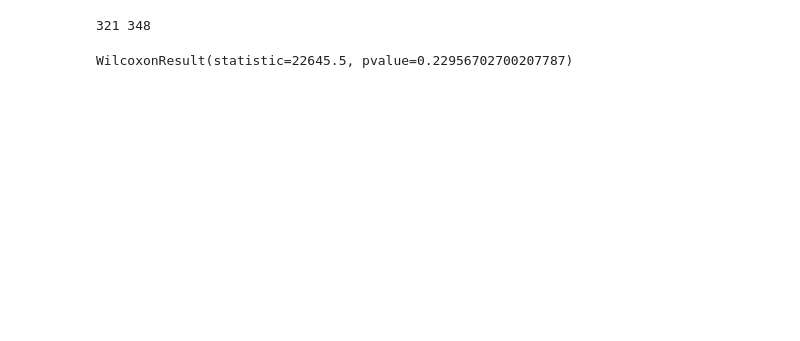
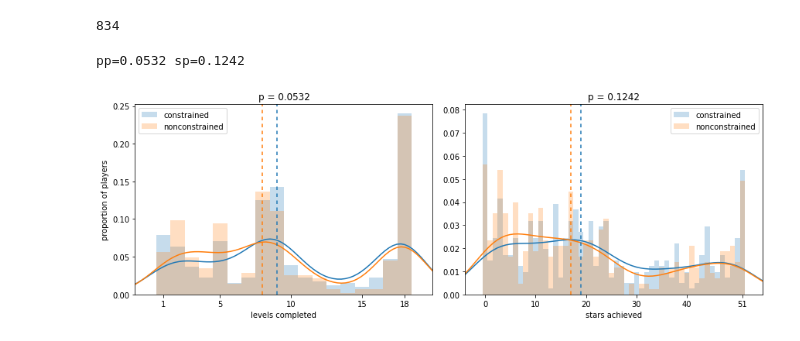
Before and after one commit to jxz12/ecobuild_analysis, a Jupyter notebook: stars.ipynb, the cells around one changed output. Saved outputs shown, nothing was run; the diff lists cells and outputs as text; code cells hidden in the pictures; blank space fills up the shorter version.

```diff
--- a/stars.ipynb
+++ b/stars.ipynb
@@ -114,8 +85,22 @@ plt.legend([0,1])
+# %%
+# extract stars and progress
+grouped = df.groupby('username')
+stars = grouped['stars'].sum()
+teams = grouped['team'].first()
+progress = grouped['lid'].max()
+
+stars0 = []
+stars1 = []
+progress0 = []
+progress1 = []
+for name in stars.keys():
+    if teams[name] == 0:
+        stars0.append(stars[name])
+        progress0.append(progress[name])
+    else:
+        stars1.append(stars[name])
+        progress1.append(progress[name])
 # %%
-print(len(stars0), len(stars1))
+print(len(progress0) + len(progress1))
 # %% [output]
-321 348
+834
-# %%
-spstats.wilcoxon(stars0, random.sample(stars1, len(stars0)))
-# %% [output]
-WilcoxonResult(statistic=22645.5, pvalue=0.22956702700207787)
@@ -121,0 +129,52 @@ WilcoxonResult(statistic=22645.5, pvalue=0.22956702700207787)
+# %%
+progress_pval = test_median(progress0, progress1, 10000)
+stars_pval = test_median(stars0, stars1, 10000)
+print(f'pp={progress_pval} sp={stars_pval}')
+# %% [output]
+pp=0.0532 sp=0.1242
+# %%
+#plot histograms
+
+fig,axes = plt.subplots(nrows=1, ncols=2, figsize=(12,4))
+fig.tight_layout()
+
+# hists
+pbins = np.arange(1,20)-.5
+sbins = np.arange(0,53)-.5
+sns.distplot(progress0, hist_kws=dict(alpha=.25), ax=axes[0], bins=pbins, norm_hist=False)
+sns.distplot(progress1, hist_kws=dict(alpha=.25), ax=axes[0], bins=pbins, norm_hist=False)
+sns.distplot(stars0, hist_kws=dict(alpha=.25), ax=axes[1], bins=sbins, norm_hist=False)
+sns.distplot(stars1, hist_kws=dict(alpha=.25), ax=axes[1], bins=sbins, norm_hist=False)
+
+axes[0].legend(['constrained','nonconstrained'])
+axes[1].legend(['constrained','nonconstrained'])
+
+axes[0].set_ylabel('proportion of players')
+axes[0].set_xlabel('levels completed')
+axes[1].set_xlabel('stars achieved')
+
+# medians
+cmap = plt.get_cmap('tab10')
+smed0 = np.median(stars0)
+smed1 = np.median(stars1)
+pmed0 = np.median(progress0)
+pmed1 = np.median(progress1)
+axes[0].axvline(pmed0, color=cmap(0), ls=(0,[3,3]))
+axes[0].axvline(pmed1, color=cmap(.1), ls=(0,[3,3]))
+axes[1].axvline(smed0, color=cmap(0), ls=(0,[3,3]))
+axes[1].axvline(smed1, color=cmap(.1), ls=(0,[3,3]))
+
+# ticks
+# axes[0].tick_params(axis='y', which='both', left=False, labelleft=False)
+# axes[1].tick_params(axis='y', which='both', left=False, labelleft=False)
+axes[0].set_xlim([-1,20])
+axes[1].set_xlim([-4,55])
+axes[0].set_xticks([1,5,10,15,18])
+axes[1].set_xticks([0,10,20,30,40,51])
+axes[0].set_title(f'p = {progress_pval}')
+axes[1].set_title(f'p = {stars_pval}')
+
+plt.savefig('stars.svg')
+plt.suptitle('player progress')
+# %% [output]
+[figure, added]
```
Also changed, not shown: parts of 7 cells of this notebook, 2 other files.
